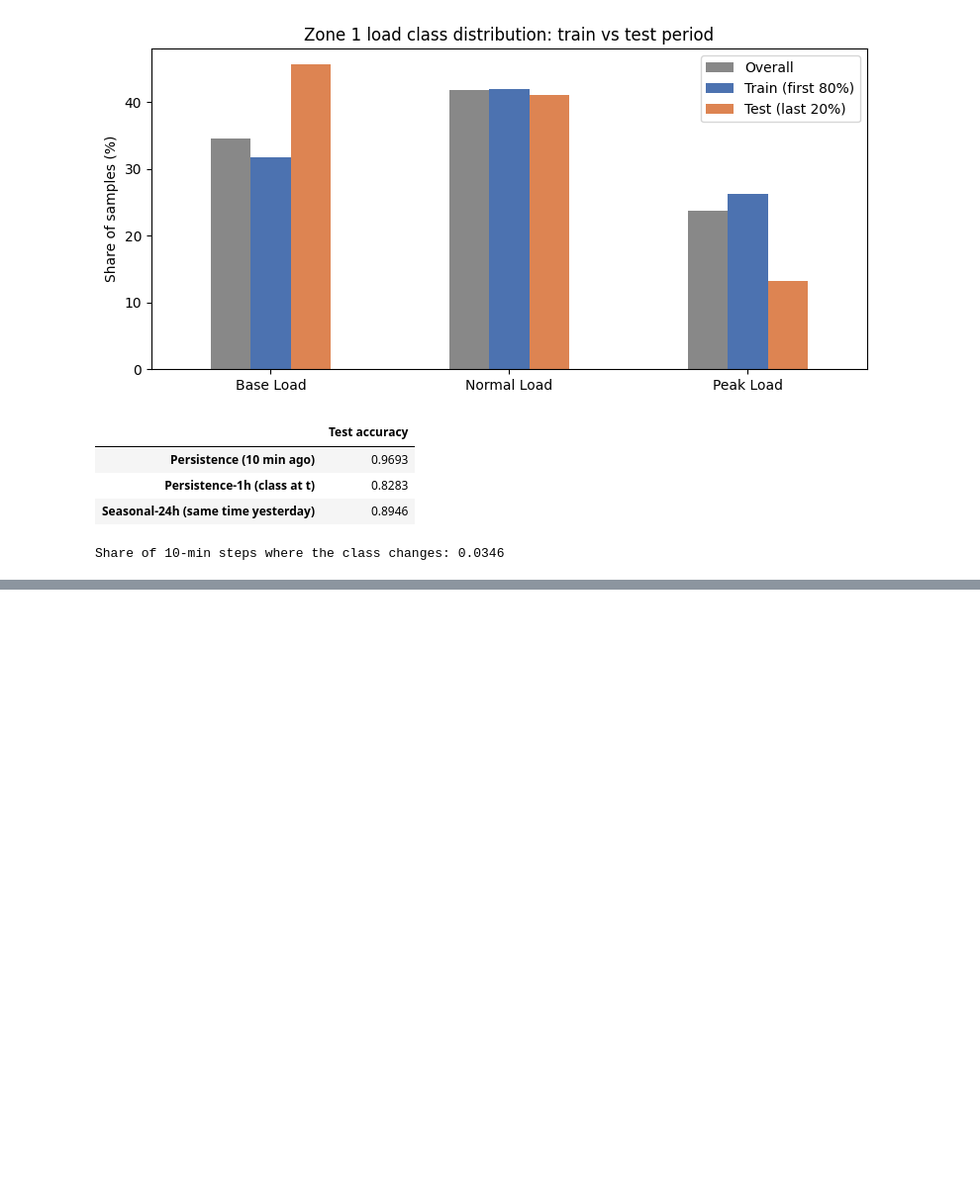
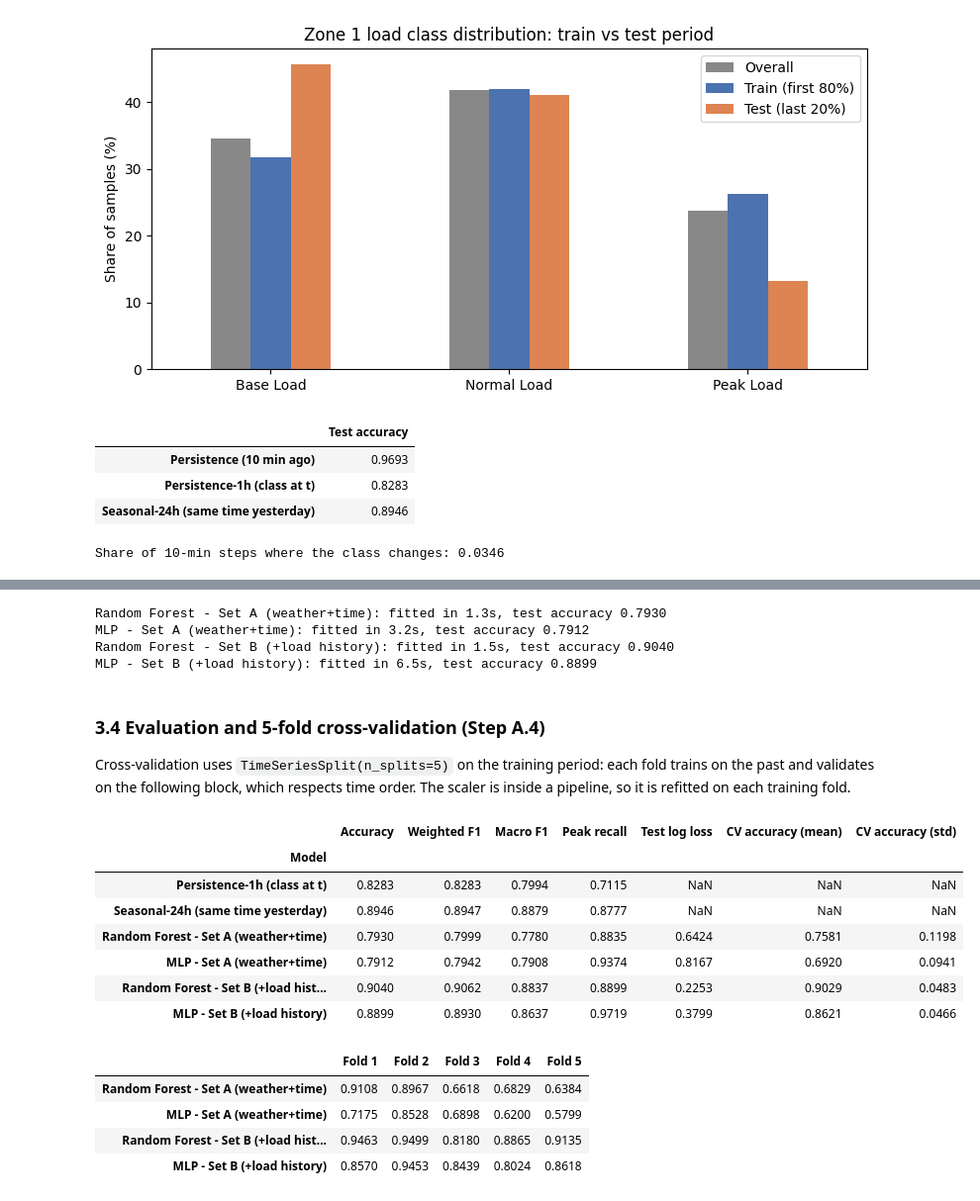
Before and after one commit to 0ceanya/cos40007-AI_Engineering, a Jupyter notebook: portfolio/portfolio-3.ipynb, the cells around one changed output, grey strips where cells are left out. Shown at 99% size. Saved outputs shown, nothing was run; the diff lists cells and outputs as text; code cells hidden in the pictures; blank space fills up the shorter version.

```diff
--- a/portfolio/portfolio-3.ipynb
+++ b/portfolio/portfolio-3.ipynb
@@ -126,0 +202,67 @@ Share of 10-min steps where the class changes: 0.0346
+# %%
+def make_models():
+    return {
+        'Random Forest': RandomForestClassifier(n_estimators=300, min_samples_leaf=5, n_jobs=-1, random_state=SEED),
+        'MLP': MLPClassifier(hidden_layer_sizes=(64, 32), activation='relu', solver='adam', alpha=1e-4,
+                             early_stopping=True, validation_fraction=0.1, max_iter=300, random_state=SEED),
+    }
+
+def evaluate(name, model_type, y_true, y_pred, proba=None):
+    return {'Model type': model_type, 'Model': name,
+            'Accuracy': accuracy_score(y_true, y_pred),
+            'Weighted F1': f1_score(y_true, y_pred, average='weighted'),
+            'Macro F1': f1_score(y_true, y_pred, average='macro'),
+            'Peak recall': recall_score(y_true, y_pred, labels=[2], average=None)[0],
+            'Test log loss': log_loss(y_true, proba, labels=[0, 1, 2]) if proba is not None else np.nan}
+
+results = [evaluate(k, 'Naive baseline', y_test_ref, v)
+           for k, v in baselines.items() if k != 'Persistence (10 min ago)']
+partA_preds = {}
+for set_name, (Xtr, Xte) in X.items():
+    for model_name, model in make_models().items():
+        t0 = time.time()
+        model.fit(Xtr, y_train)
+        name = f'{model_name} - {set_name}'
+        partA_preds[name] = model.predict(Xte)
+        results.append(evaluate(name, 'Traditional ML', y_test, partA_preds[name], model.predict_proba(Xte)))
+        print(f'{name}: fitted in {time.time() - t0:.1f}s, test accuracy {results[-1]["Accuracy"]:.4f}')
+# %% [output]
+Random Forest - Set A (weather+time): fitted in 1.3s, test accuracy 0.7930
+MLP - Set A (weather+time): fitted in 3.2s, test accuracy 0.7912
+Random Forest - Set B (+load history): fitted in 1.5s, test accuracy 0.9040
+MLP - Set B (+load history): fitted in 6.5s, test accuracy 0.8899
+# %% [markdown]
+### 3.4 Evaluation and 5-fold cross-validation (Step A.4)
+Cross-validation uses `TimeSeriesSplit(n_splits=5)` on the training period: each fold trains on the past and validates on the following
+block, which respects time order. The scaler is inside a pipeline, so it is refitted on each training fold.
+# %%
+tscv = TimeSeriesSplit(n_splits=5)
+cv_scores = {}
+for set_name, cols in FEATURE_SETS.items():
+    for model_name, model in make_models().items():
+        scores = cross_val_score(make_pipeline(StandardScaler(), model), train[cols], y_train,
+                                 cv=tscv, scoring='accuracy', n_jobs=-1 if model_name == 'MLP' else None)
+        cv_scores[f'{model_name} - {set_name}'] = scores
+
+for r in results:
+    s = cv_scores.get(r['Model'])
+    r['CV accuracy (mean)'] = s.mean() if s is not None else np.nan
+    r['CV accuracy (std)'] = s.std() if s is not None else np.nan
+
+partA_table = pd.DataFrame(results).set_index('Model')
+display(partA_table.drop(columns='Model type').round(4))
+display(pd.DataFrame(cv_scores, index=[f'Fold {i + 1}' for i in range(5)]).T.round(4))
+# %% [output]
+|  | Accuracy | Weighted F1 | Macro F1 | Peak recall | Test log loss | CV accuracy (mean) | CV accuracy (std) |
+| Model |  |  |  |  |  |  |  |
+| Persistence-1h (class at t) | 0.8283 | 0.8283 | 0.7994 | 0.7115 | NaN | NaN | NaN |
+| Seasonal-24h (same time yesterday) | 0.8946 | 0.8947 | 0.8879 | 0.8777 | NaN | NaN | NaN |
+| Random Forest - Set A (weather+time) | 0.7930 | 0.7999 | 0.7780 | 0.8835 | 0.6424 | 0.7581 | 0.1198 |
+| MLP - Set A (weather+time) | 0.7912 | 0.7942 | 0.7908 | 0.9374 | 0.8167 | 0.6920 | 0.0941 |
+| Random Forest - Set B (+load hist... | 0.9040 | 0.9062 | 0.8837 | 0.8899 | 0.2253 | 0.9029 | 0.0483 |
+| MLP - Set B (+load history) | 0.8899 | 0.8930 | 0.8637 | 0.9719 | 0.3799 | 0.8621 | 0.0466 |
+|  | Fold 1 | Fold 2 | Fold 3 | Fold 4 | Fold 5 |
+| Random Forest - Set A (weather+time) | 0.9108 | 0.8967 | 0.6618 | 0.6829 | 0.6384 |
+| MLP - Set A (weather+time) | 0.7175 | 0.8528 | 0.6898 | 0.6200 | 0.5799 |
+| Random Forest - Set B (+load hist... | 0.9463 | 0.9499 | 0.8180 | 0.8865 | 0.9135 |
+| MLP - Set B (+load history) | 0.8570 | 0.9453 | 0.8439 | 0.8024 | 0.8618 |
```
Also changed, not shown: parts of 9 cells of this notebook, 1 other file.
